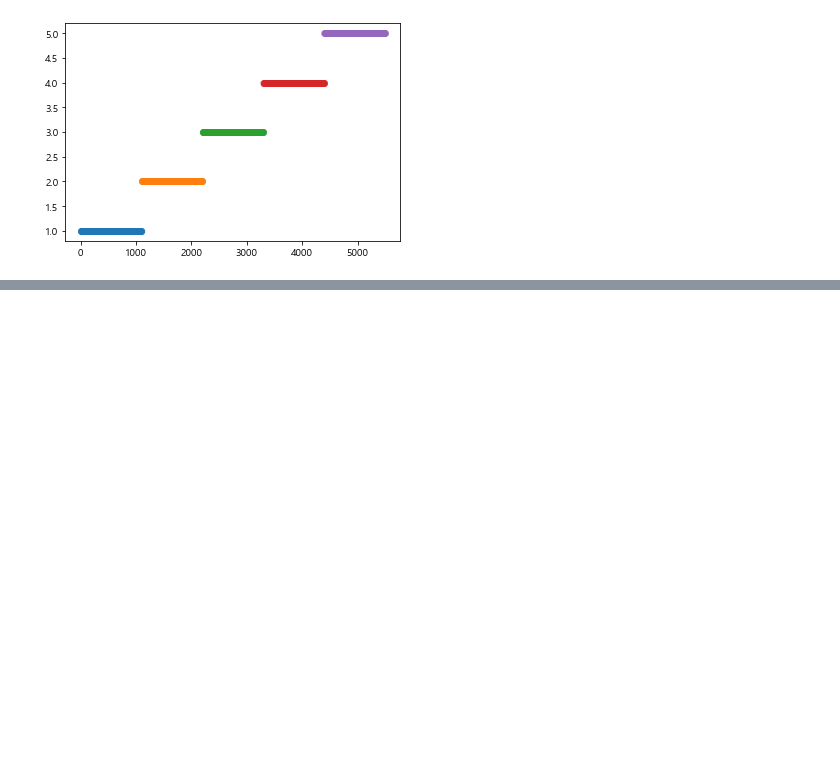
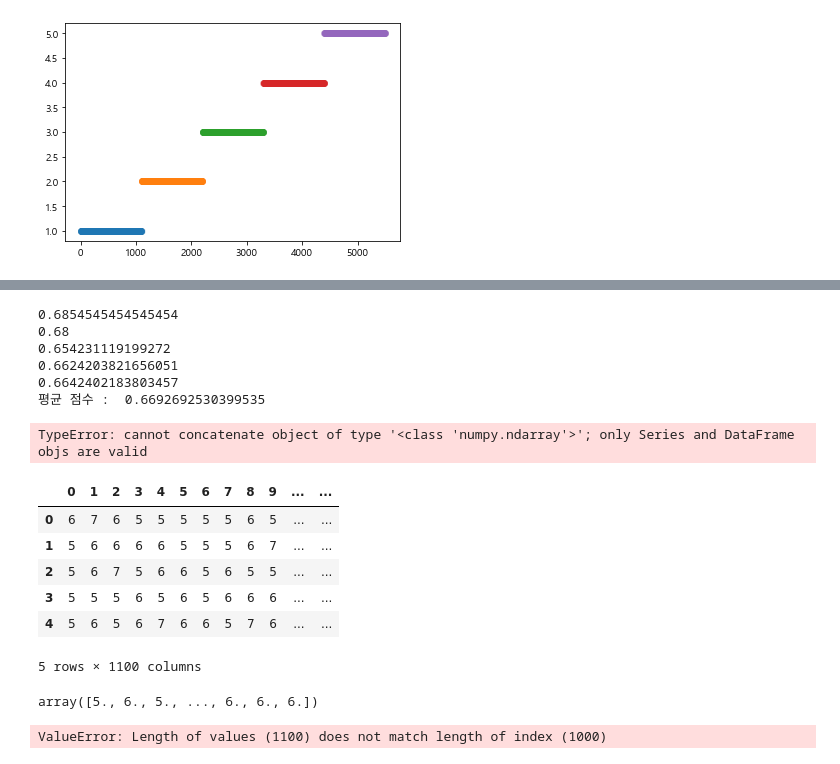
Before and after one commit to eunbin777/StudyAboutML, a Jupyter notebook: DACON_101/와인품질분류Lv1.ipynb, the cells around one changed output, grey strips where cells are left out. Drawn from its saved outputs; the diff is of its cells as text; code cells hidden in the pictures; blank space fills up the shorter version.

Commit message:
error in kFold training

```diff
--- a/DACON_101/와인품질분류Lv1.ipynb
+++ b/DACON_101/와인품질분류Lv1.ipynb
@@ -388,0 +410,6 @@ plt.show()
+# %%
+kf = KFold(n_splits = 5, shuffle = True, random_state = 0)
+# %%
+model = RandomForestClassifier(random_state = 0)
+valid_scores = []
+test_predictions = []
@@ -388,0 +418,59 @@ plt.show()
+# %%
+for train_idx, valid_idx in kf.split(X, Y):
+    X_tr = X.iloc[train_idx]
+    Y_tr = Y.iloc[train_idx]
+
+    X_val = X.iloc[valid_idx]
+    Y_val = Y.iloc[valid_idx]
+
+    model.fit(X_tr, Y_tr)
+
+    valid_prediction = model.predict(X_val)
+    score = accuracy_score(Y_val, valid_prediction)
+    valid_scores.append(score)
+    print(score)
+print('평균 점수 : ', np.mean(valid_scores))
+# %% [output]
+0.6854545454545454
+0.68
+0.654231119199272
+0.6624203821656051
+0.6642402183803457
+평균 점수 :  0.6692692530399535
+# %%
+for train_idx, valid_idx in kf.split(X, Y):
+    X_tr = X.iloc[train_idx]
+    Y_tr = Y.iloc[train_idx]
+
+    X_val = X.iloc[valid_idx]
+    Y_val = Y.iloc[valid_idx]
+
+    model.fit(X_tr, Y_tr)
+
+    test_prediction = model.predict(X_val)
+    test_predictions.append(test_prediction)
+# %% [output]
+TypeError: cannot concatenate object of type '<class 'numpy.ndarray'>'; only Series and DataFrame objs are valid
+# %%
+test_predictions = pd.DataFrame(test_predictions)
+test_predictions
+# %% [output]
+|  | 0 | 1 | 2 | 3 | 4 | 5 | 6 | 7 | 8 | 9 | ... | ... |
+| 0 | 6 | 7 | 6 | 5 | 5 | 5 | 5 | 5 | 6 | 5 | ... | ... |
+| 1 | 5 | 6 | 6 | 6 | 6 | 5 | 5 | 5 | 6 | 7 | ... | ... |
+| 2 | 5 | 6 | 7 | 5 | 6 | 6 | 5 | 6 | 5 | 5 | ... | ... |
+| 3 | 5 | 5 | 5 | 6 | 5 | 6 | 5 | 6 | 6 | 6 | ... | ... |
+| 4 | 5 | 6 | 5 | 6 | 7 | 6 | 6 | 5 | 7 | 6 | ... | ... |
+5 rows × 1100 columns
+# %%
+test_prediction = test_predictions.mode()
+test_prediction = test_prediction.values[0]
+test_prediction
+# %% [output]
+array([5., 6., 5., ..., 6., 6., 6.])
+# %%
+sample_submission = pd.read_csv('./자료/와인/sample_submission.csv')
+sample_submission['quality'] = test_prediction
+sample_submission.to_csv('./자료/와인/submission_KFOLD.csv', index = False)
+# %% [output]
+ValueError: Length of values (1100) does not match length of index (1000)
```
Also changed, not shown: parts of 4 cells of this notebook.
